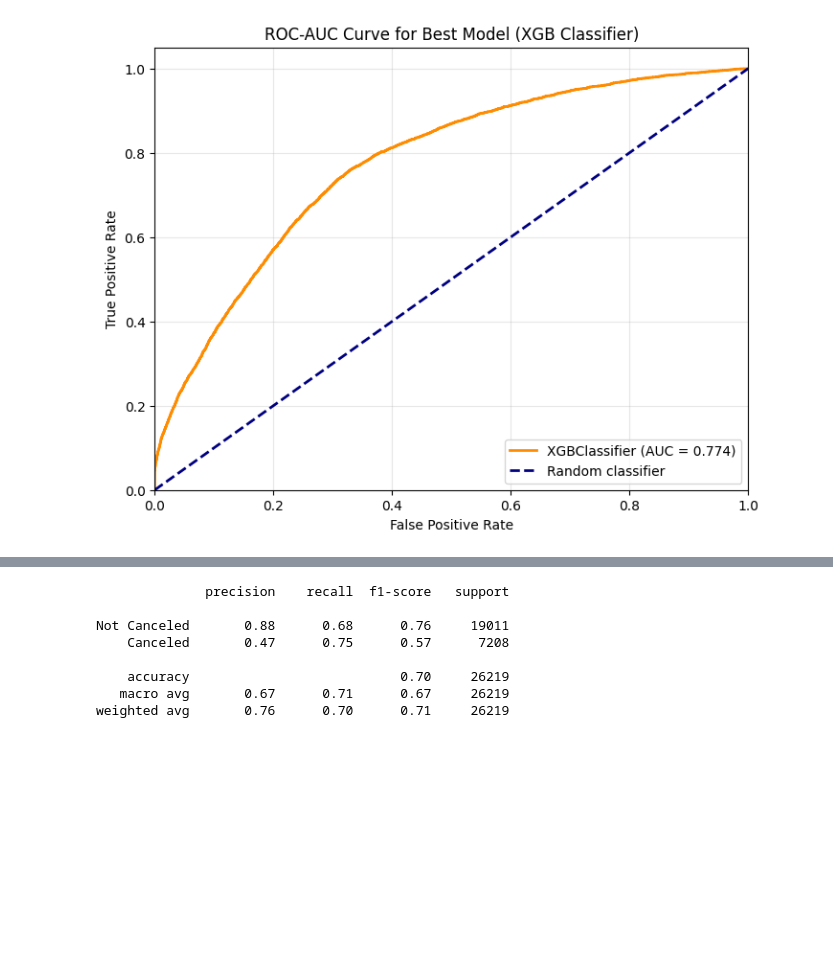
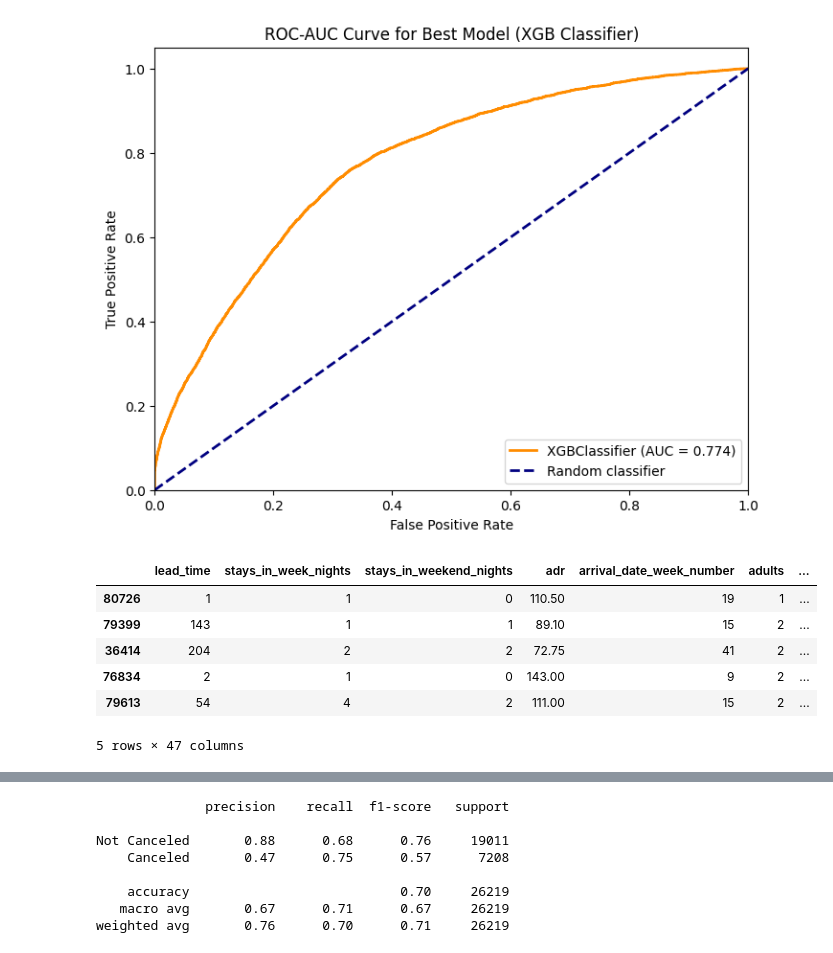
Before and after one commit to eugenekiepeeh/hotel_business_analytics, a Jupyter notebook: Modeling_Cancellation/hotel_booking_cancellation_models-2.ipynb, the cells around one changed output, grey strips where cells are left out. Drawn from its saved outputs; the diff is of its cells as text; code cells hidden in the pictures; blank space fills up the shorter version.

```diff
--- a/Modeling_Cancellation/hotel_booking_cancellation_models-2.ipynb
+++ b/Modeling_Cancellation/hotel_booking_cancellation_models-2.ipynb
@@ -337,14 +498,28 @@ plt.show()
 # %%
 # Combine test features, actual labels, predictions, and XGBoost probabilities
 xgb_proba = pd.DataFrame(
     best_model.predict_proba(X_test),
     columns=["xgb_pred_0", "xgb_pred_1"],
     index=X_test.index
 )
 
 prediction_xgb = X_test.copy()
 prediction_xgb["actual"] = y_test
 prediction_xgb["predicted"] = best_model.predict(X_test)
 prediction_xgb = prediction_xgb.join(xgb_proba)
 
-prediction_xgb.head()
+# merge with decision tree
+predictions_combined_2 = prediction_dt.merge(
+    prediction_xgb[['xgb_pred_0', 'xgb_pred_1', 'predicted']],
+    left_index=True, right_index=True, suffixes=('_dt', '_xgb')
+)
+
+predictions_combined_2.head()
+# %% [output]
+|  | lead_time | stays_in_week_nights | stays_in_weekend_nights | adr | arrival_date_week_number | adults | ... |
+| 80726 | 1 | 1 | 0 | 110.50 | 19 | 1 | ... |
+| 79399 | 143 | 1 | 1 | 89.10 | 15 | 2 | ... |
+| 36414 | 204 | 2 | 2 | 72.75 | 41 | 2 | ... |
+| 76834 | 2 | 1 | 0 | 143.00 | 9 | 2 | ... |
+| 79613 | 54 | 4 | 2 | 111.00 | 15 | 2 | ... |
+5 rows × 47 columns
```
Also changed, not shown: parts of 29 cells of this notebook.
